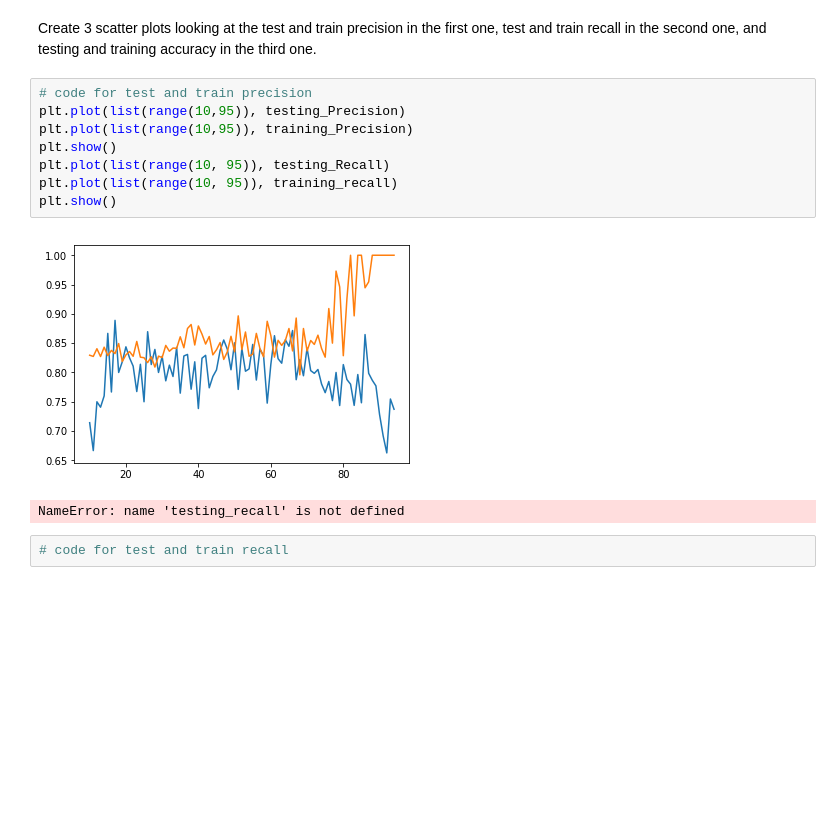
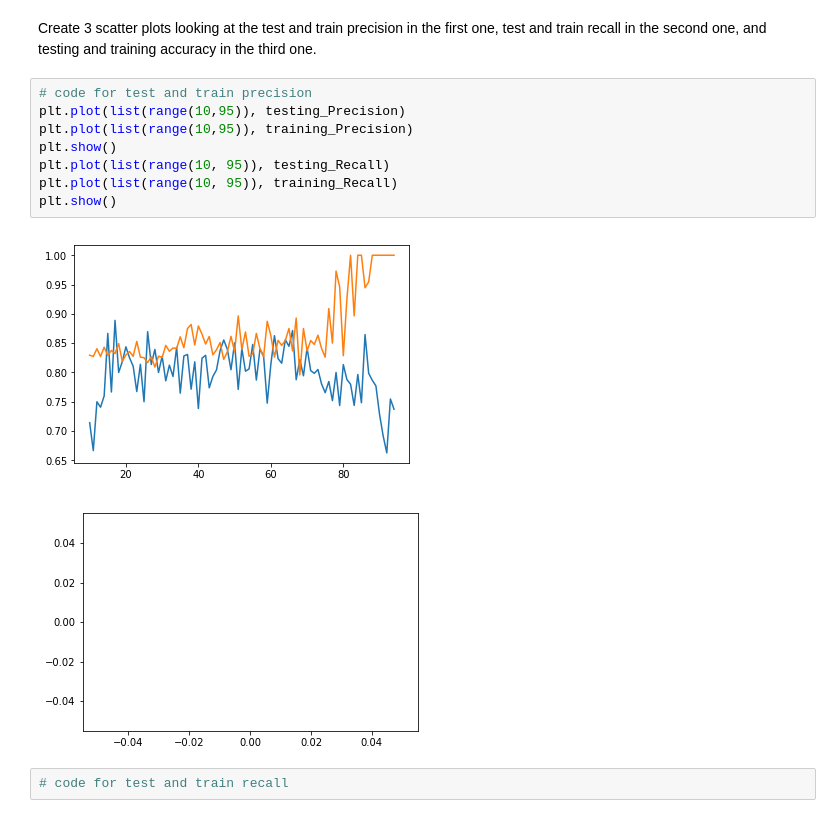
Before and after one commit to worldyne/dsc-3-29-06-evaluating-logistic-regression-models-lab-seattle-ds-career-040119, a Jupyter notebook: index.ipynb, the cells around one changed output. Drawn from its saved outputs; the diff is of its cells as text; blank space fills up the shorter version.

```diff
--- a/index.ipynb
+++ b/index.ipynb
@@ -129,14 +129,14 @@ Create 3 scatter plots looking at the test and train precision in the first one,
 # %%
 # code for test and train precision
 plt.plot(list(range(10,95)), testing_Precision)
 plt.plot(list(range(10,95)), training_Precision)
 plt.show()
 plt.plot(list(range(10, 95)), testing_Recall)
-plt.plot(list(range(10, 95)), training_recall)
+plt.plot(list(range(10, 95)), training_Recall)
 plt.show()
 # %% [output]
 [figure]
-NameError: name 'testing_recall' is not defined
+[figure, added]
 # %%
 # code for test and train recall
 # %%
```
